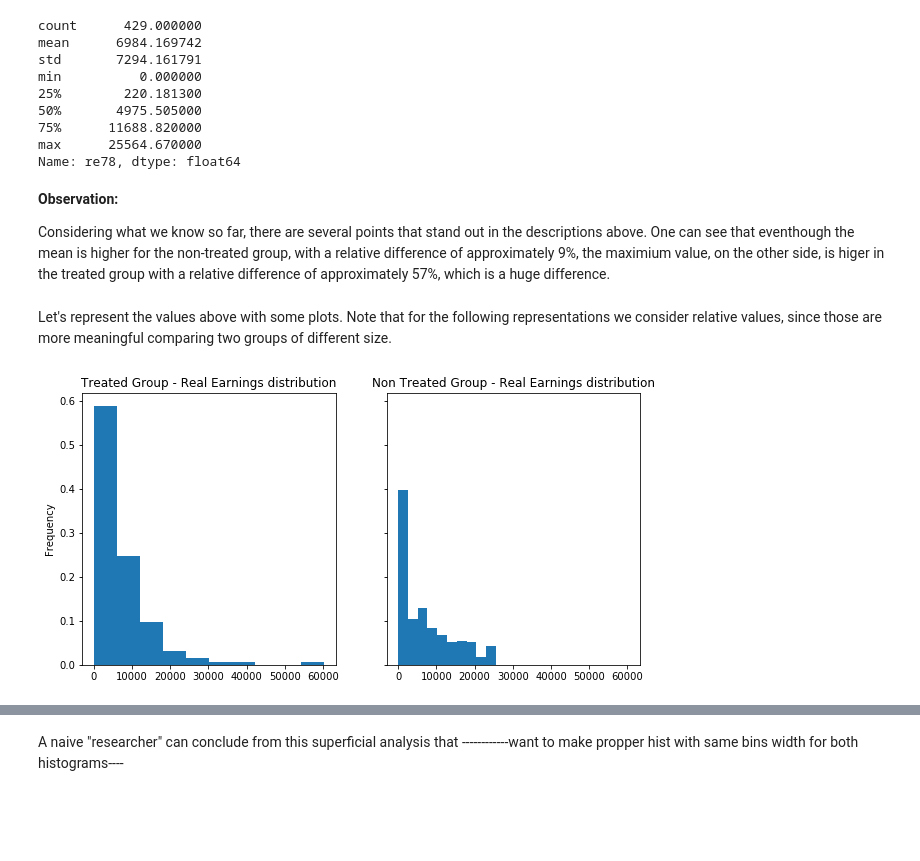
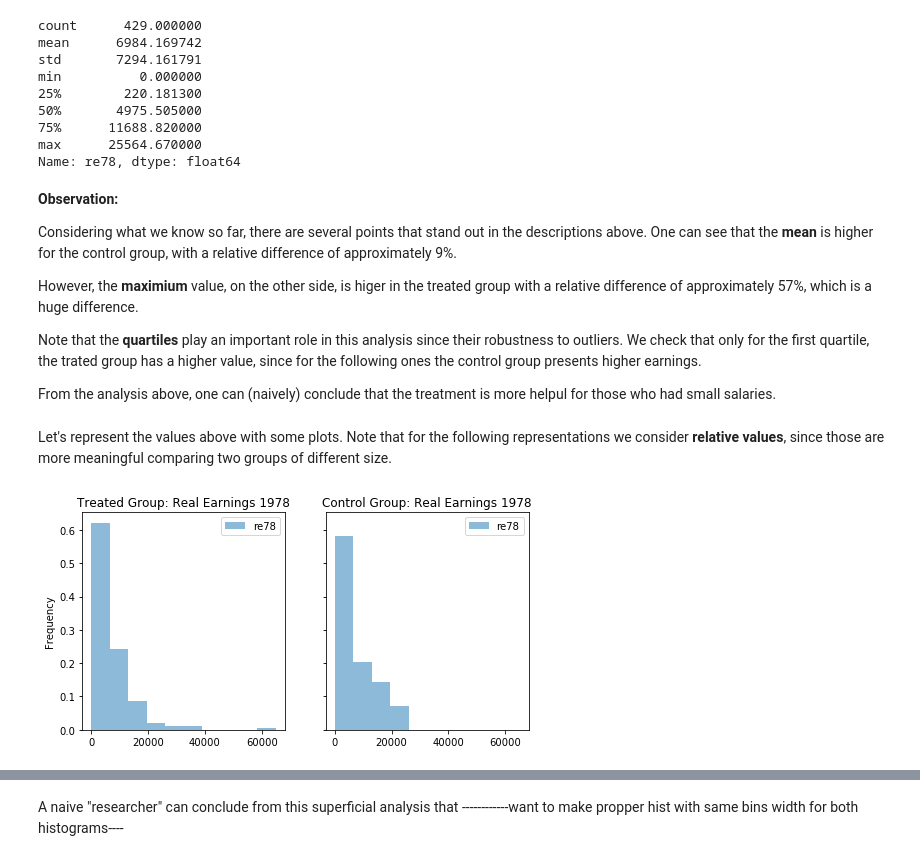
Before and after one commit to KhalilMrini/Revisiting-Arab-Spring, a Jupyter notebook: 04 - Applied ML/Homework4.ipynb, the cells around one changed output, grey strips where cells are left out. Cells and saved outputs as stored; diff of their text form; code cells hidden in the pictures; blank space fills up the shorter version.

```diff
--- a/04 - Applied ML/Homework4.ipynb
+++ b/04 - Applied ML/Homework4.ipynb
@@ -69,7 +146,7 @@ At this point, we will start by comparing the distribution of the outcome variab
 # %%
 #create two distinct data frames for each group
 treated = df[(df.treat ==1)]
-non_treated = df[(df.treat == 0)]
+control = df[(df.treat == 0)]
 # %% [markdown]
 Let's check the general numerical values of real earning in the year of 1978 for both groups:
 # %%
@@ -102,23 +179,16 @@ Name: re78, dtype: float64
 **Observation:**
 
 Considering what we know so far, there are several points that stand out in the descriptions above.
-One can see that eventhough the mean is higher for the non-treated group, with a relative difference of approximately 9%, the maximium value, on the other side, is higer in the treated group with a relative difference of approximately 57%, which is a huge difference.
+One can see that the **mean** is higher for the control group, with a relative difference of approximately 9%.
+
+However, the **maximium** value, on the other side, is higer in the treated group with a relative difference of approximately 57%, which is a huge difference.
+
+Note that the **quartiles** play an important role in this analysis since their robustness to outliers. We check that only for the first quartile, the trated group has a higher value, since for the following ones the control group presents higher earnings.
+
+From the analysis above, one can (naively) conclude that the treatment is more helpul for those who had small salaries.
 # %% [markdown]
-Let's represent the values above with some plots. Note that for the following representations we consider relative values, since those are more meaningful comparing two groups of different size.
+Let's represent the values above with some plots. Note that for the following representations we consider **relative values**, since those are more meaningful comparing two groups of different size.
-# %%
-def plot_hist(feature, title1, title2):
-    fig, axes = plt.subplots(1, 2, figsize=(10, 5), sharex=True, sharey = True);
-
-    treated_values = treated[feature]
-    non_treated_values = non_treated[feature]
-
-    #relative weight parameters for hist plot
-    weigths_treated = np.zeros_like(treated_values) + 1. / treated_values.size
-    weigths_non_treated = np.zeros_like(non_treated_values) + 1. / non_treated_values.size
-
-    treated_values.plot.hist(ax = axes[0],weights=weigths_treated, title=title1)
-    non_treated_values.plot.hist(ax = axes[1], weights=weigths_non_treated,title=title2)
-# %%
-plot_hist('re78', 'Treated Group - Real Earnings distribution','Non Treated Group - Real Earnings distribution')
-# %% [output]
-[figure, removed]
+# %%
+plot_hist(treated, control, ['re78'], 'Real Earnings 1978', (0,65000))
+# %% [output]
+[figure, added]
```
Also changed, not shown: parts of 54 cells of this notebook.
